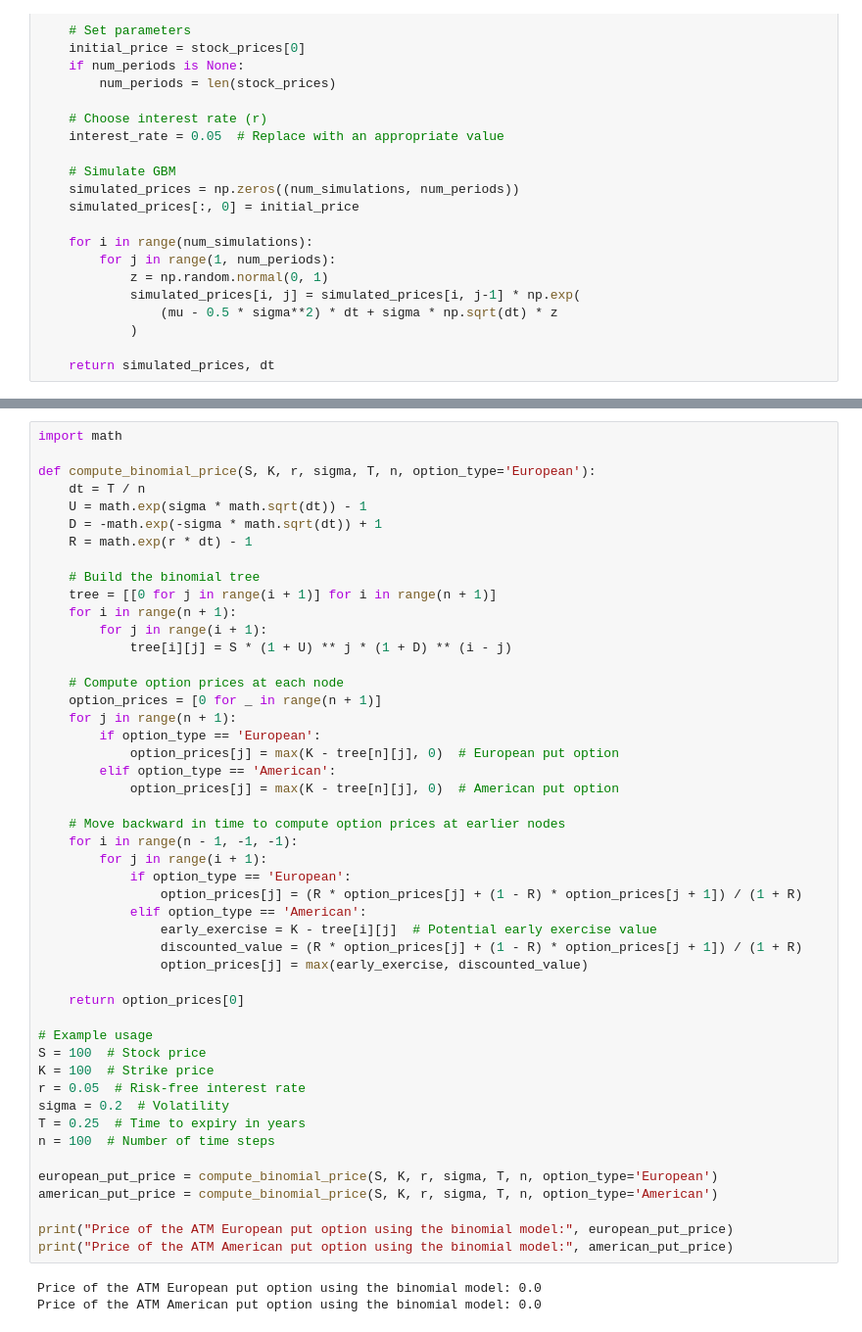
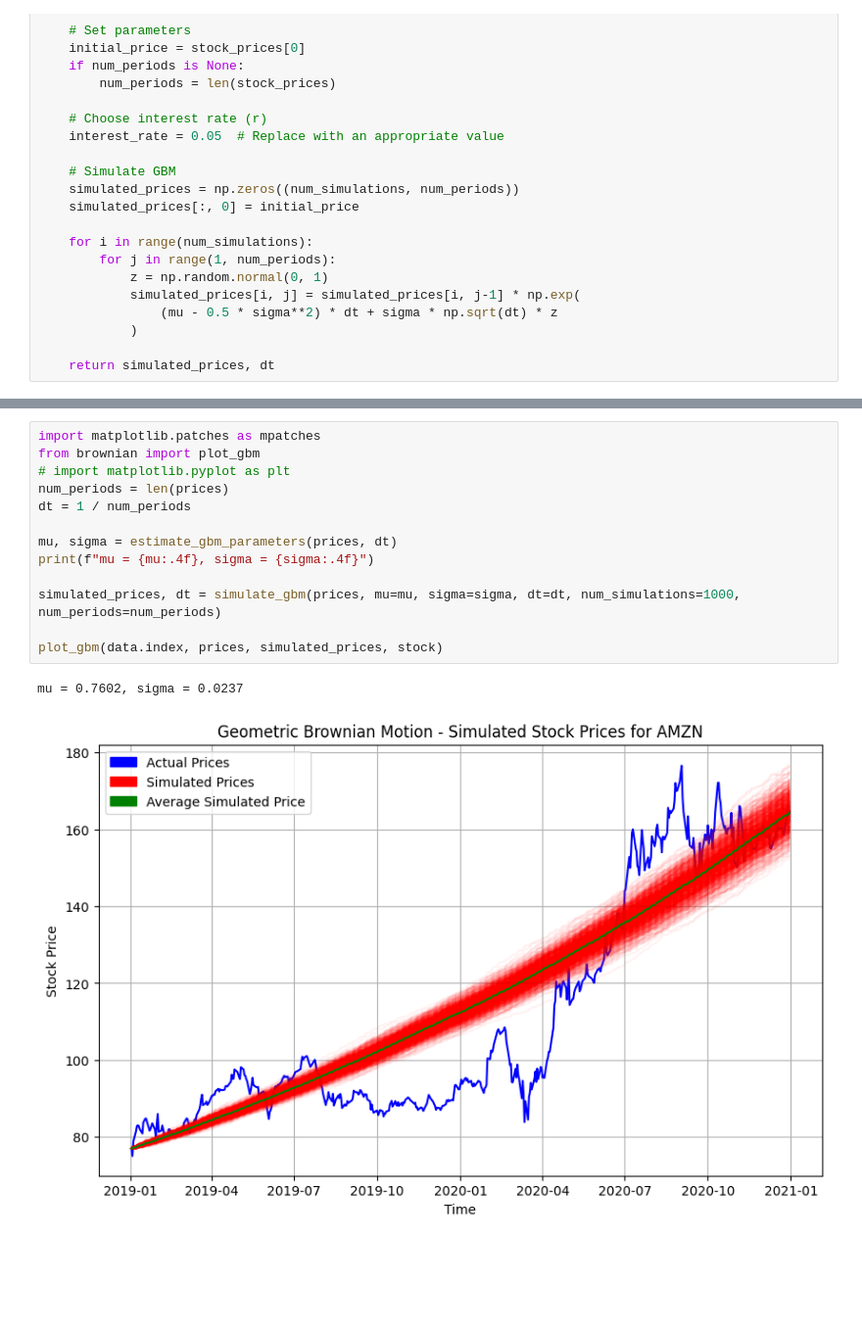
Before and after one commit to ferkofodor-dtu/AFA, a Jupyter notebook: final_project/final.ipynb, the cells around one changed output, grey strips where cells are left out. Shown at 98% size. Saved outputs shown, nothing was run; the diff lists cells and outputs as text; blank space fills up the shorter version.

```diff
--- a/final_project/final.ipynb
+++ b/final_project/final.ipynb
@@ -196,51 +114,16 @@ Price of the ATM call option using the binomial model: 169.69336662906
-# %%
-import math
-
-def compute_binomial_price(S, K, r, sigma, T, n, option_type='European'):
-    dt = T / n
-    U = math.exp(sigma * math.sqrt(dt)) - 1
-    D = -math.exp(-sigma * math.sqrt(dt)) + 1
-    R = math.exp(r * dt) - 1
-
-    # Build the binomial tree
-    tree = [[0 for j in range(i + 1)] for i in range(n + 1)]
-    for i in range(n + 1):
-        for j in range(i + 1):
-            tree[i][j] = S * (1 + U) ** j * (1 + D) ** (i - j)
-
-    # Compute option prices at each node
-    option_prices = [0 for _ in range(n + 1)]
-    for j in range(n + 1):
-        if option_type == 'European':
-            option_prices[j] = max(K - tree[n][j], 0)  # European put option
-        elif option_type == 'American':
-            option_prices[j] = max(K - tree[n][j], 0)  # American put option
-
-    # Move backward in time to compute option prices at earlier nodes
-    for i in range(n - 1, -1, -1):
-        for j in range(i + 1):
-            if option_type == 'European':
-                option_prices[j] = (R * option_prices[j] + (1 - R) * option_prices[j + 1]) / (1 + R)
-            elif option_type == 'American':
-                early_exercise = K - tree[i][j]  # Potential early exercise value
-                discounted_value = (R * option_prices[j] + (1 - R) * option_prices[j + 1]) / (1 + R)
-                option_prices[j] = max(early_exercise, discounted_value)
-
-    return option_prices[0]
-
-# Example usage
-S = 100  # Stock price
-K = 100  # Strike price
-r = 0.05  # Risk-free interest rate
-sigma = 0.2  # Volatility
-T = 0.25  # Time to expiry in years
-n = 100  # Number of time steps
-
-european_put_price = compute_binomial_price(S, K, r, sigma, T, n, option_type='European')
-american_put_price = compute_binomial_price(S, K, r, sigma, T, n, option_type='American')
-
-print("Price of the ATM European put option using the binomial model:", european_put_price)
-print("Price of the ATM American put option using the binomial model:", american_put_price)
-# %% [output]
-Price of the ATM European put option using the binomial model: 0.0
-Price of the ATM American put option using the binomial model: 0.0
+# %%
+import matplotlib.patches as mpatches
+from brownian import plot_gbm
+# import matplotlib.pyplot as plt
+num_periods = len(prices)
+dt = 1 / num_periods
+
+mu, sigma = estimate_gbm_parameters(prices, dt)
+print(f"mu = {mu:.4f}, sigma = {sigma:.4f}")
+
+simulated_prices, dt = simulate_gbm(prices, mu=mu, sigma=sigma, dt=dt, num_simulations=1000, num_periods=num_periods)
+
+plot_gbm(data.index, prices, simulated_prices, stock)
+# %% [output]
+mu = 0.7602, sigma = 0.0237
+[figure, added]
```
Also changed, not shown: parts of 53 cells of this notebook, 4 other files.
